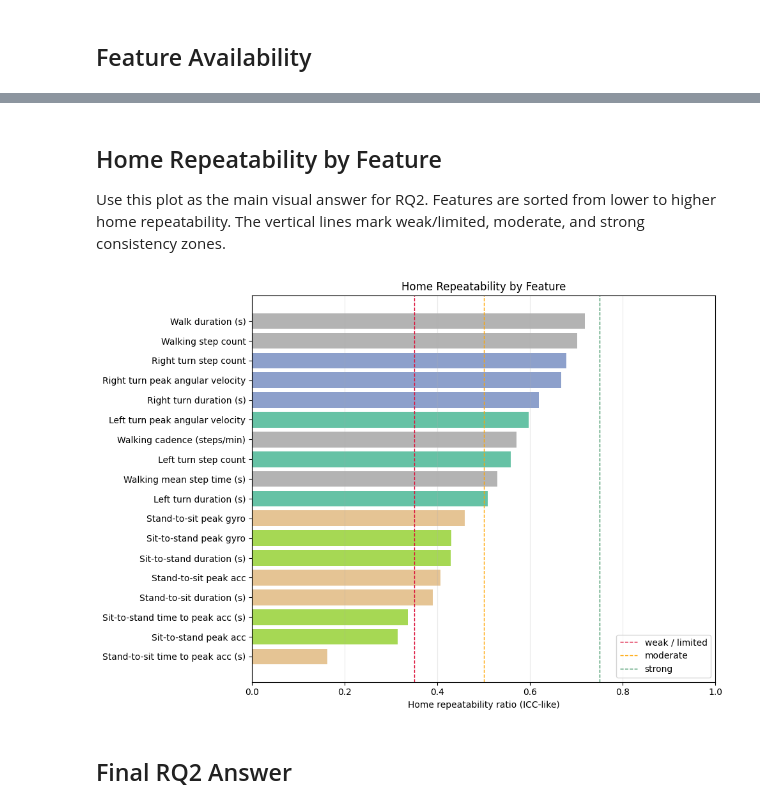
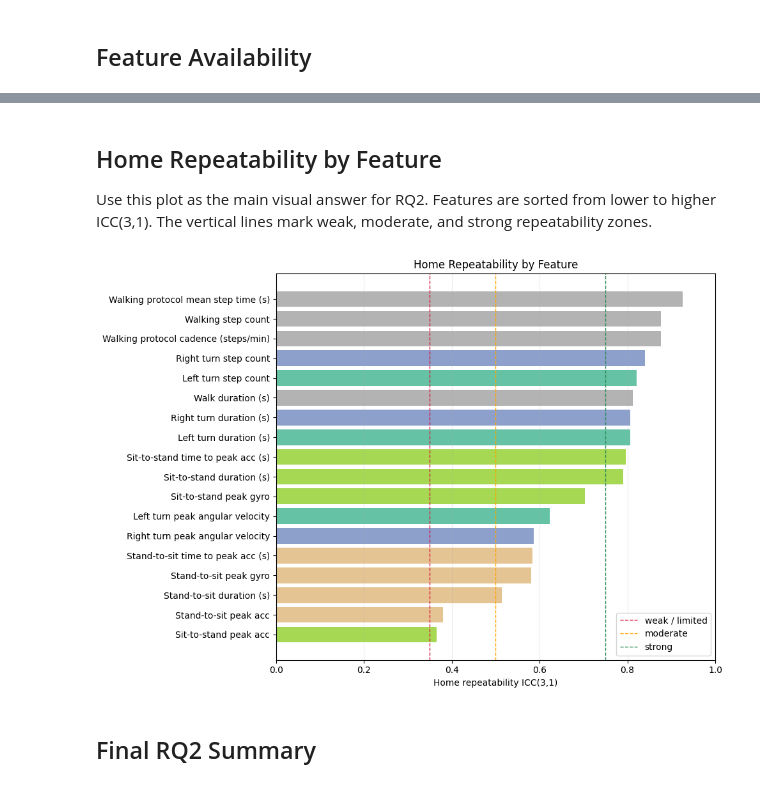
Before and after one commit to ahmedazhar2299/my-walk-sentinal, a Jupyter notebook: Sensors_Visualizers/rq2_home_repeatability.ipynb, the cells around one changed output, grey strips where cells are left out. Cells and saved outputs as stored; diff of their text form; code cells hidden in the pictures.

```diff
--- a/Sensors_Visualizers/rq2_home_repeatability.ipynb
+++ b/Sensors_Visualizers/rq2_home_repeatability.ipynb
@@ -189,19 +184,20 @@ plt.show()
 rows = []
 for activity, features in PRIMARY_FEATURES.items():
     for feature in features:
-        if feature not in home.columns:
+        if feature not in home_3week.columns:
             continue
         rows.append(pd.DataFrame({
-            "subject_id": home["subject_id"],
-            "patient_id": home["patient_id"],
-            "date": home["date"],
+            "subject_id": home_3week["subject_id"],
+            "patient_id": home_3week["patient_id"],
+            "date": home_3week["date"],
+            "home_day": home_3week["home_day"],
+            "home_week": home_3week["home_week"],
             "activity": activity,
             "feature": feature,
             "feature_label": FEATURE_LABELS.get(feature, feature),
-            "value": pd.to_numeric(home[feature], errors="coerce"),
+            "value": pd.to_numeric(home_3week[feature], errors="coerce"),
         }))
 
 home_long = pd.concat(rows, ignore_index=True).dropna(subset=["value", "date"])
-print("Long feature rows:", len(home_long))
-display(home_long.head())
+print(f"Prepared {len(home_long):,} feature rows from the first three weeks.")
 # %% [output]
@@ -242,0 +237,14 @@ display(availability[["activity", "feature_label", "n_subjects", "available_n",
+# %%
+cadence_check = home_3week.copy()
+for col in ["walk_duration", "step_count", "cadence"]:
+    cadence_check[col] = pd.to_numeric(cadence_check[col], errors="coerce")
+
+cadence_check["expected_cadence"] = cadence_check["step_count"] / cadence_check["walk_duration"].replace(0, np.nan) * 60.0
+cadence_check["cadence_error"] = cadence_check["cadence"] - cadence_check["expected_cadence"]
+
+cadence_diagnostic = pd.DataFrame([{
+    "walking_rows_checked": int(cadence_check["cadence_error"].notna().sum()),
+    "mean_abs_cadence_formula_error": float(cadence_check["cadence_error"].abs().mean()),
+    "max_abs_cadence_formula_error": float(cadence_check["cadence_error"].abs().max()),
+}]).round(3)
+display(cadence_diagnostic)
@@ -456,29 +380,29 @@ plt.show()
 # %% [markdown]
 ## Home Repeatability by Feature
 
-Use this plot as the main visual answer for RQ2. Features are sorted from lower to higher home repeatability. The vertical lines mark weak/limited, moderate, and strong consistency zones.
+Use this plot as the main visual answer for RQ2. Features are sorted from lower to higher ICC(3,1). The vertical lines mark weak, moderate, and strong repeatability zones.
 # %%
-feature_plot = repeatability_summary.dropna(subset=["repeatability_ratio"]).copy()
+feature_plot = repeatability_summary.dropna(subset=["icc_3_1"]).copy()
 feature_plot = feature_plot[feature_plot["n_subjects"] >= 2]
-feature_plot = feature_plot.sort_values("repeatability_ratio", ascending=True)
+feature_plot = feature_plot.sort_values("icc_3_1", ascending=True)
 
 fig, ax = plt.subplots(figsize=(10, 7))
 activity_codes = feature_plot["activity"].astype("category").cat.codes
 colors = plt.cm.Set2(activity_codes / max(activity_codes.max(), 1))
 
-ax.barh(feature_plot["feature_label"], feature_plot["repeatability_ratio"], color=colors)
+ax.barh(feature_plot["feature_label"], feature_plot["icc_3_1"], color=colors)
 ax.axvline(0.35, color="crimson", linestyle="--", linewidth=1, label="weak / limited")
 ax.axvline(0.50, color="orange", linestyle="--", linewidth=1, label="moderate")
 ax.axvline(0.75, color="seagreen", linestyle="--", linewidth=1, label="strong")
-ax.set_xlabel("Home repeatability ratio (ICC-like)")
+ax.set_xlabel("Home repeatability ICC(3,1)")
 ax.set_title("Home Repeatability by Feature")
 ax.set_xlim(0, 1)
 ax.grid(axis="x", alpha=0.25)
 ax.legend(loc="lower right")
 plt.tight_layout()
 plt.show()
 # %% [output]
-[figure, old version]
+[figure, new version]
 # %% [markdown]
-## Final RQ2 Answer
+## Final RQ2 Summary
 # %%
```
Also changed, not shown: parts of 21 cells of this notebook, 4 other files.
